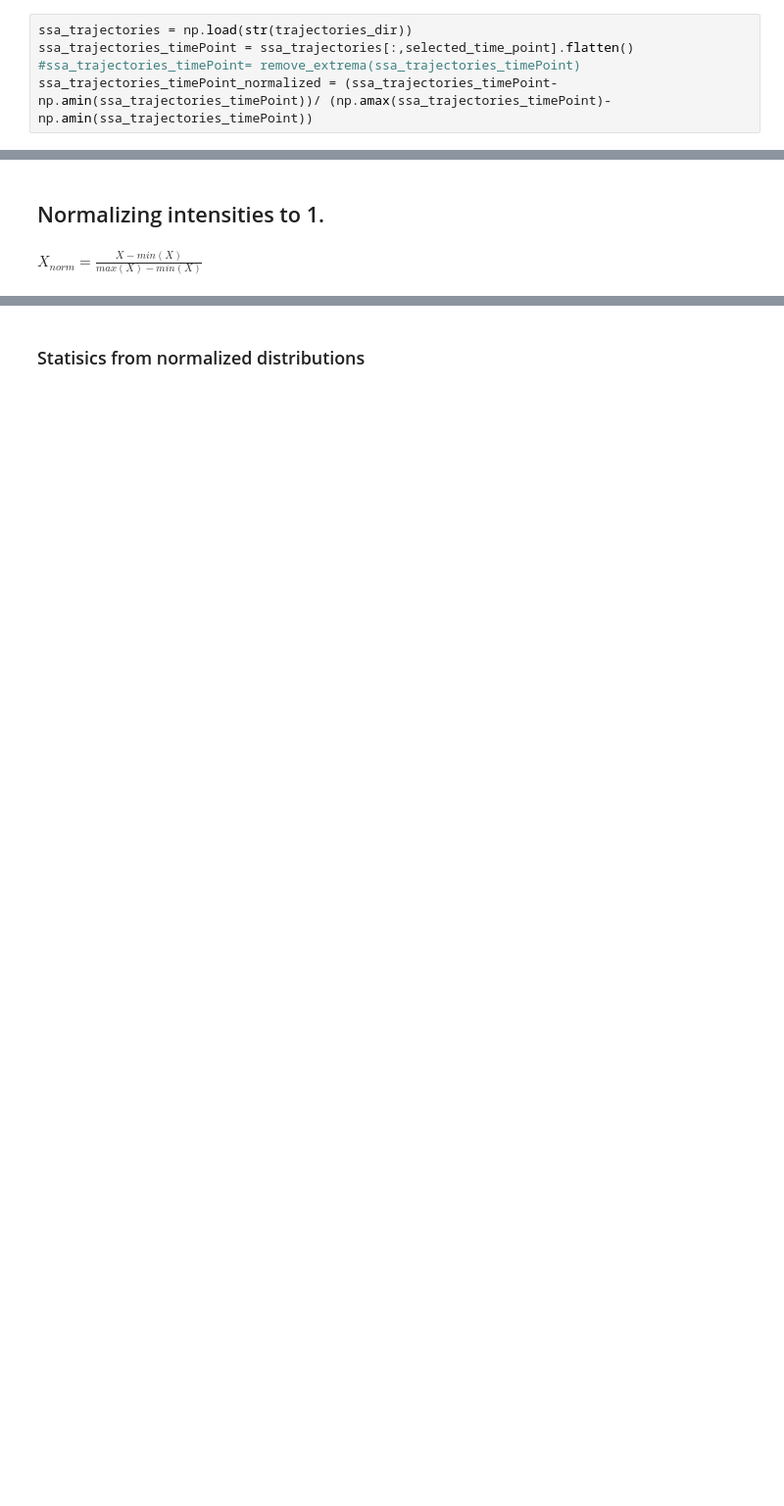
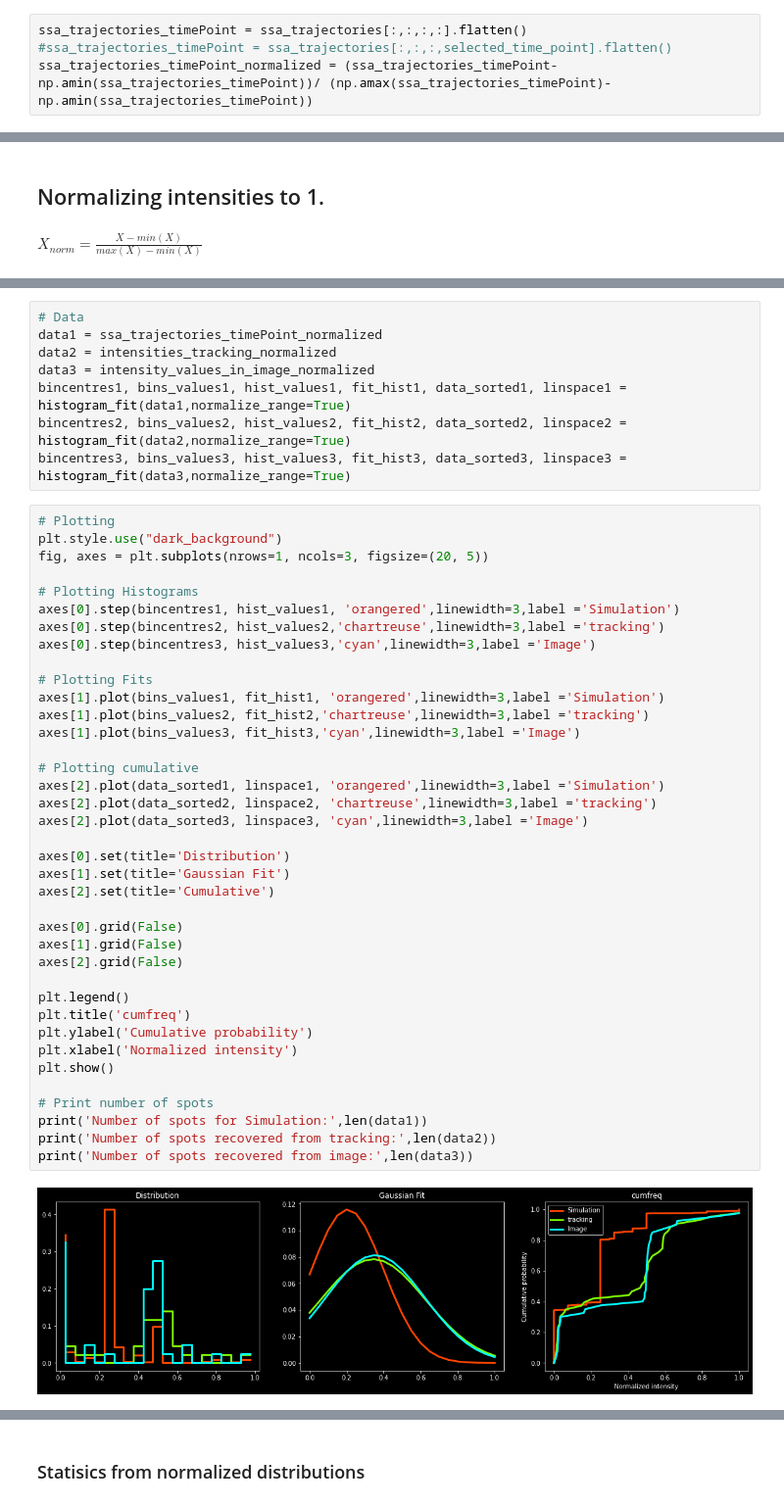
Before and after one commit to MunskyGroup/rsnaped, a Jupyter notebook: notebooks/Simulated_Cell/Integrated_simulations_Final.ipynb, the cells around one changed output, grey strips where cells are left out. Shown at 98% size. Saved outputs shown, nothing was run; the diff lists cells and outputs as text; blank space fills up the shorter version.

```diff
--- a/notebooks/Simulated_Cell/Integrated_simulations_Final.ipynb
+++ b/notebooks/Simulated_Cell/Integrated_simulations_Final.ipynb
@@ -156,7 +186,6 @@ def remove_extrema(vector ,max_percentile = 98):
     print(0 ,round(max_val,2))
     return new_vector
 # %%
-ssa_trajectories = np.load(str(trajectories_dir))
-ssa_trajectories_timePoint = ssa_trajectories[:,selected_time_point].flatten()
-#ssa_trajectories_timePoint= remove_extrema(ssa_trajectories_timePoint)
+ssa_trajectories_timePoint = ssa_trajectories[:,:,:,:].flatten()
+#ssa_trajectories_timePoint = ssa_trajectories[:,:,:,selected_time_point].flatten()
 ssa_trajectories_timePoint_normalized = (ssa_trajectories_timePoint-np.amin(ssa_trajectories_timePoint))/ (np.amax(ssa_trajectories_timePoint)-np.amin(ssa_trajectories_timePoint))
@@ -238,0 +273,48 @@ plt.tight_layout()
+# %%
+# Data
+data1 = ssa_trajectories_timePoint_normalized
+data2 = intensities_tracking_normalized
+data3 = intensity_values_in_image_normalized
+bincentres1, bins_values1, hist_values1, fit_hist1, data_sorted1, linspace1 = histogram_fit(data1,normalize_range=True)
+bincentres2, bins_values2, hist_values2, fit_hist2, data_sorted2, linspace2 = histogram_fit(data2,normalize_range=True)
+bincentres3, bins_values3, hist_values3, fit_hist3, data_sorted3, linspace3 = histogram_fit(data3,normalize_range=True)
+# %%
+# Plotting
+plt.style.use("dark_background")
+fig, axes = plt.subplots(nrows=1, ncols=3, figsize=(20, 5))
+
+# Plotting Histograms
+axes[0].step(bincentres1, hist_values1, 'orangered',linewidth=3,label ='Simulation')
+axes[0].step(bincentres2, hist_values2,'chartreuse',linewidth=3,label ='tracking')
+axes[0].step(bincentres3, hist_values3,'cyan',linewidth=3,label ='Image')
+
+# Plotting Fits
+axes[1].plot(bins_values1, fit_hist1, 'orangered',linewidth=3,label ='Simulation')
+axes[1].plot(bins_values2, fit_hist2,'chartreuse',linewidth=3,label ='tracking')
+axes[1].plot(bins_values3, fit_hist3,'cyan',linewidth=3,label ='Image')
+
+# Plotting cumulative
+axes[2].plot(data_sorted1, linspace1, 'orangered',linewidth=3,label ='Simulation')
+axes[2].plot(data_sorted2, linspace2, 'chartreuse',linewidth=3,label ='tracking')
+axes[2].plot(data_sorted3, linspace3, 'cyan',linewidth=3,label ='Image')
+
+axes[0].set(title='Distribution')
+axes[1].set(title='Gaussian Fit')
+axes[2].set(title='Cumulative')
+
+axes[0].grid(False)
+axes[1].grid(False)
+axes[2].grid(False)
+
+plt.legend()
+plt.title('cumfreq')
+plt.ylabel('Cumulative probability')
+plt.xlabel('Normalized intensity')
+plt.show()
+
+# Print number of spots
+print('Number of spots for Simulation:',len(data1))
+print('Number of spots recovered from tracking:',len(data2))
+print('Number of spots recovered from image:',len(data3))
+# %% [output]
+[figure, added]
```
Also changed, not shown: parts of 35 cells of this notebook, 3 other files.
